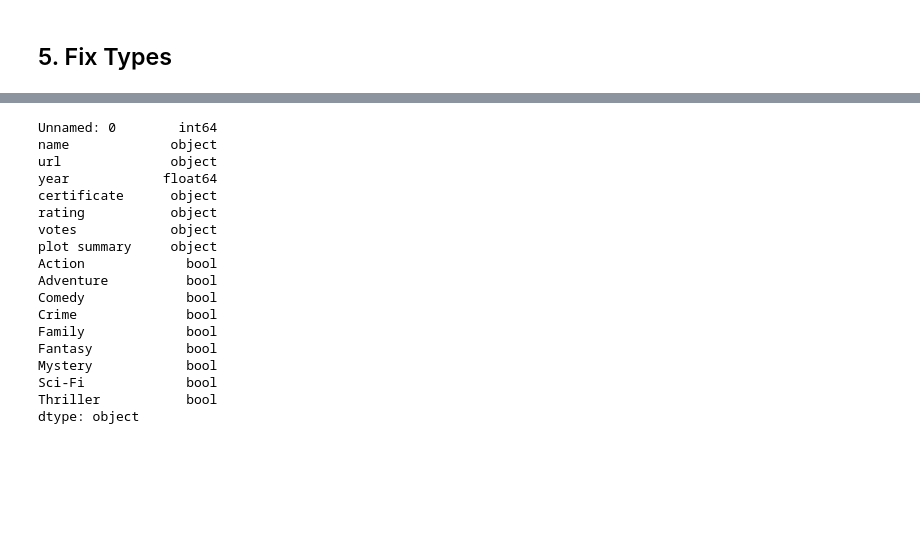
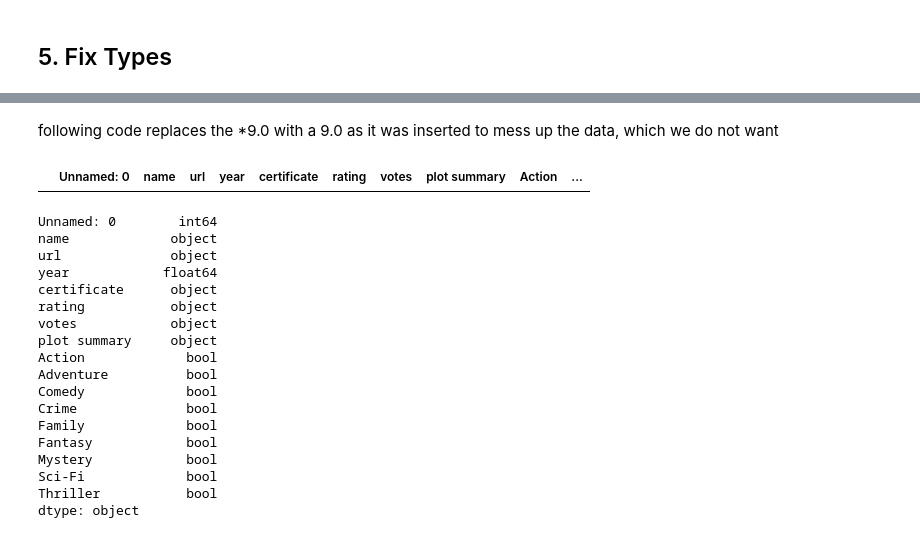
Before and after one commit to sflowers51/cis277-fa22-Lab2, a Jupyter notebook: Lab2.ipynb, the cells around one changed output, grey strips where cells are left out. Saved outputs shown, nothing was run; the diff lists cells and outputs as text; code cells hidden in the pictures; blank space fills up the shorter version.

```diff
--- a/Lab2.ipynb
+++ b/Lab2.ipynb
@@ -100,3 +121,13 @@ memory usage: 1.4+ MB
+# %% [markdown]
+following code replaces the *9.0 with a 9.0 as it was inserted to mess up the data, which we do not want
+# %%
+df.rating.unique()
+
+df.rating.replace("*9.0", 9.0, inplace = True)
+
+df[df.rating=="*9.0"]
+# %% [output]
+|  | Unnamed: 0 | name | url | year | certificate | rating | votes | plot summary | Action | ... |
 # %%
 df.dtypes
 # %% [output]
```
Also changed, not shown: parts of 17 cells of this notebook, 2 other files.
